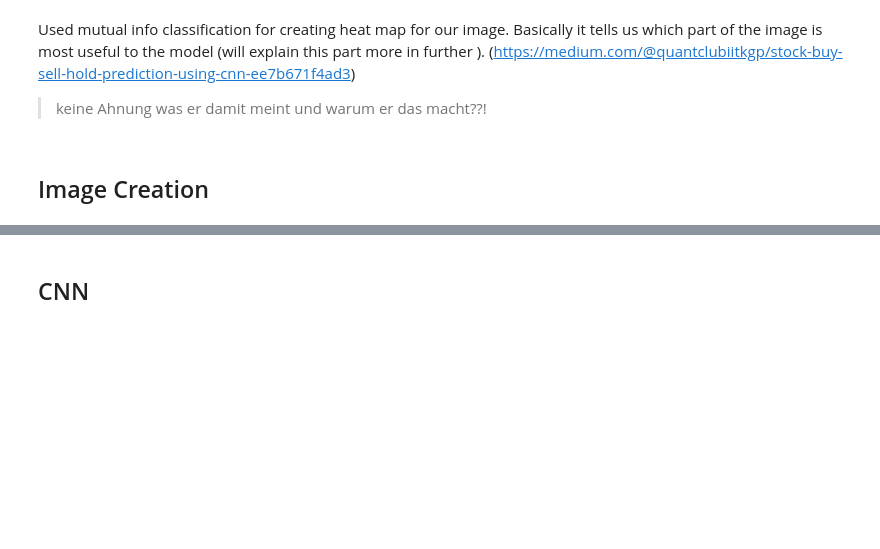
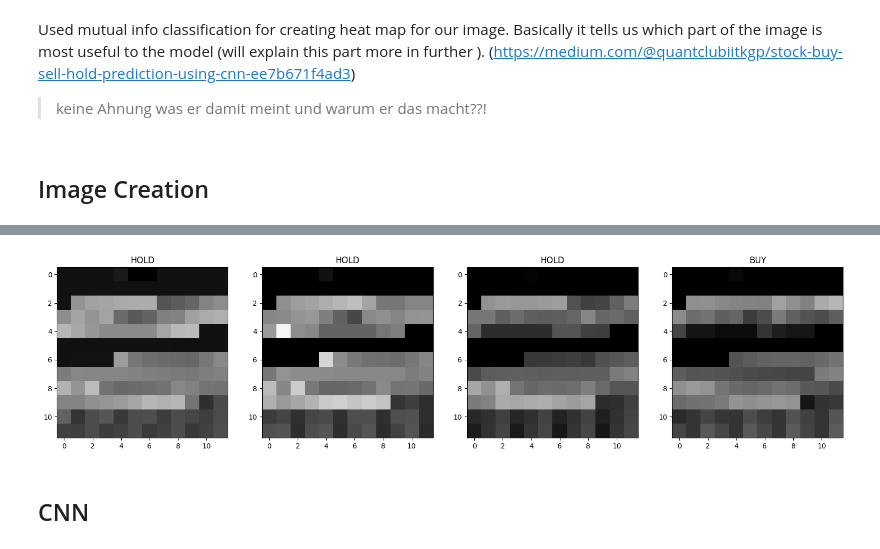
Before and after one commit to Deadeye111/fhgr-cds-305-trading-bot, a Jupyter notebook: CCN/CNN_based_TradingBot_V1.ipynb, the cells around one changed output, grey strips where cells are left out. Cells and saved outputs as stored; diff of their text form; code cells hidden in the pictures; blank space fills up the shorter version.

Commit message:
added image creation and small CNN - Bugfixing needed

```diff
--- a/CCN/CNN_based_TradingBot_V1.ipynb
+++ b/CCN/CNN_based_TradingBot_V1.ipynb
@@ -488,8 +484,8 @@ df = apple_df.dropna()
 
 list_features = list(df.loc[:, 'Open':'adx_neg_21'].columns)  # needs to be changed to the features you want to use
 print('Total number of features', len(list_features))
-x_train, x_test, y_train, y_test = train_test_split(df.loc[:, 'Open':'adx_neg_21'].values, df['Labels_MID'].values, train_size=0.8,
-                                                    test_size=0.2, random_state=2, shuffle=True, stratify=df['Labels_MID'].values)
+x_train, x_test, y_train, y_test = train_test_split(df.loc[:, 'Open':'adx_neg_21'], df['Labels_MID'], train_size=0.8,
+                                                    test_size=0.2, random_state=2, shuffle=True, stratify=df['Labels_MID'])
 
 train_split = 0.8
 
@@ -535,7 +515,7 @@ from sklearn.feature_selection import chi2
 from sklearn.feature_selection import SelectKBest, chi2
 
 # Anwenden der Feature Selection mit SelectKBest und Chi-Quadrat-Test
-k = 81  # Anzahl der gewünschten Merkmale
+k = 144  # Anzahl der gewünschten Merkmale
 selector = SelectKBest(chi2, k=k)
 X_new = selector.fit_transform(x_train, y_train)
 
@@ -556,6 +539,11 @@ Indizes der ausgewählten Merkmale:
 len(selected_feature_indices)
 # %% [output]
 144
+# %%
+# only use the selected features
+x_train = x_train[:, selected_feature_indices]
+x_cv = x_cv[:, selected_feature_indices]
+x_test = x_test[:, selected_feature_indices]
 # %% [markdown]
 ## Feature Importamce in Prediction
 # %% [markdown]
@@ -576,7 +564,7 @@ def reshape_as_image(x, img_width, img_height):
 
     return x_temp
 # %%
-dim = int(np.sqrt(num_features))
+dim = int(np.sqrt(k))
 x_train = reshape_as_image(x_train, dim, dim)
 x_cv = reshape_as_image(x_cv, dim, dim)
 x_test = reshape_as_image(x_test, dim, dim)
@@ -590,3 +598,14 @@ NameError: name 'num_features' is not defined
+# %%
+# Subplot with 4 plots in a row with random data
+
+fig, ax = plt.subplots(1, 4, figsize=(20, 5))
+for i in range(4):
+    index = np.random.randint(0, x_train.shape[0])
+    ax[i].imshow(x_train[index])
+    ax[i].set_title(y_train[index])
+plt.show()
+# %% [output]
+[figure, added]
 # %% [markdown]
 ## CNN
 # %% [markdown]
```
Also changed, not shown: parts of 12 cells of this notebook.
